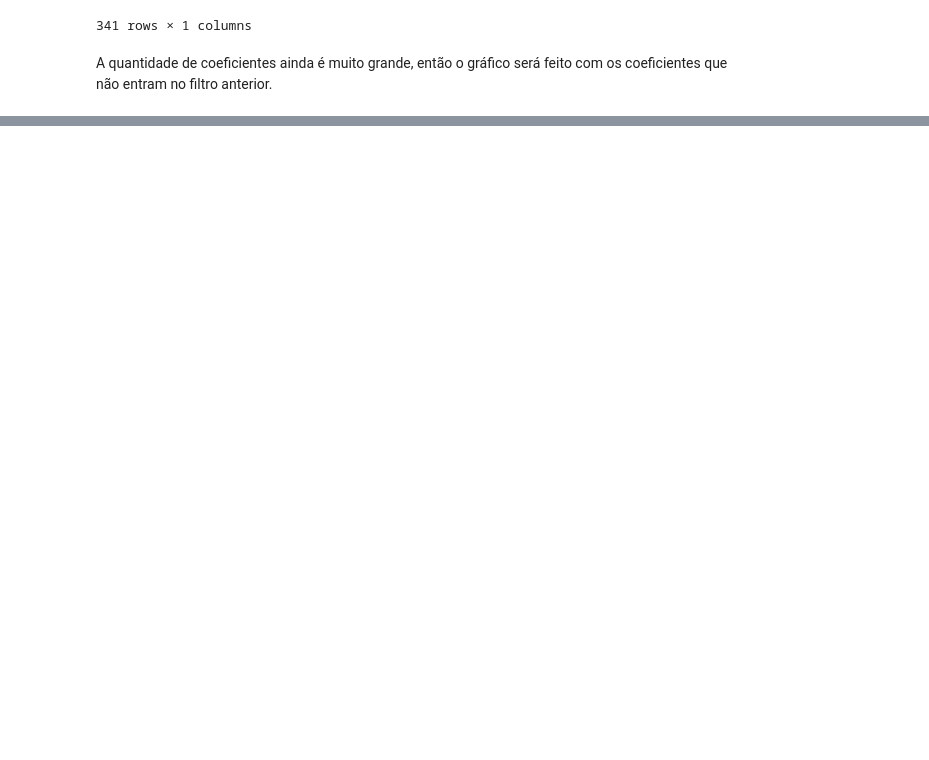
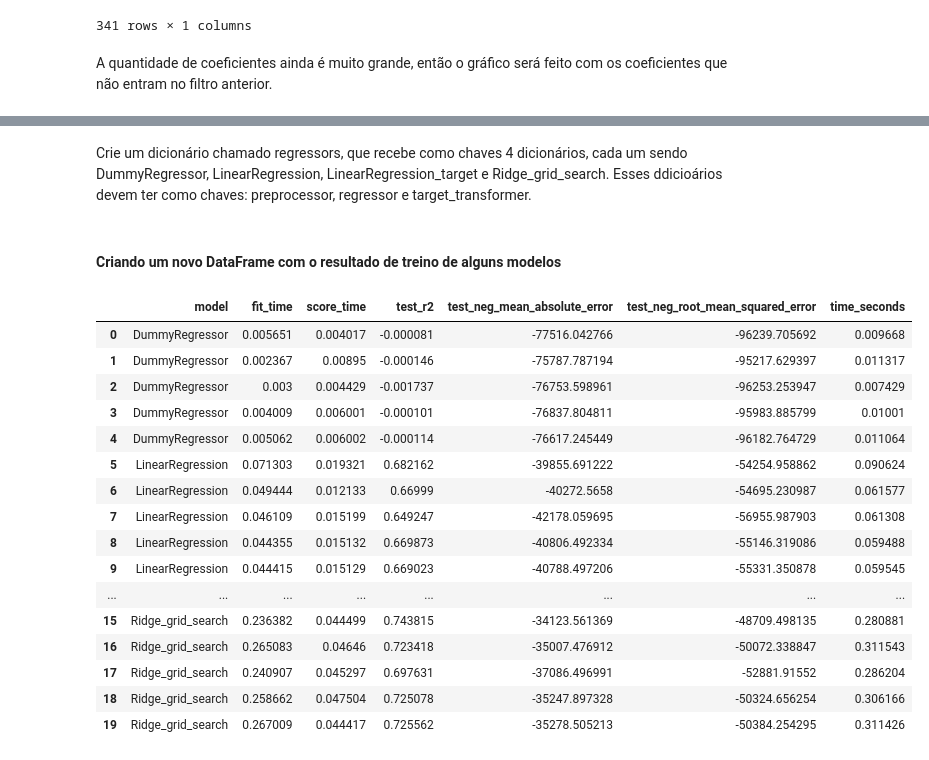
Before and after one commit to Antonio-Manoel/Previsao_precos_California, a Jupyter notebook: notebooks/parte_4_MachineLearning.ipynb, the cells around one changed output, grey strips where cells are left out. Cells and saved outputs as stored; diff of their text form; code cells hidden in the pictures; blank space fills up the shorter version.

```diff
--- a/notebooks/parte_4_MachineLearning.ipynb
+++ b/notebooks/parte_4_MachineLearning.ipynb
@@ -242,0 +243,54 @@ plot_coeficientes(coeficientes[~coeficientes["coeficiente"].between(-0.2, 0.2)])
+# %% [markdown]
+Crie um dicionário chamado regressors, que recebe como chaves 4 dicionários, cada um sendo DummyRegressor, LinearRegression, LinearRegression_target e Ridge_grid_search. Esses ddicioários devem ter como chaves: preprocessor, regressor e target_transformer.
+# %% [markdown]
+#### Criando um novo DataFrame com o resultado de treino de alguns modelos
+# %%
+regressors = {
+    "DummyRegressor": {
+        "preprocessor": None,
+        "regressor": DummyRegressor(strategy="mean"),
+        "target_transformer": None
+    },
+    "LinearRegression": {
+        "preprocessor": preprocessamento,
+        "regressor": LinearRegression(),
+        "target_transformer": None
+    },
+    "LinearRegression_target": {
+        "preprocessor": preprocessamento,
+        "regressor": LinearRegression(),
+        "target_transformer": QuantileTransformer(output_distribution="normal")
+    },
+    "Ridge_grid_search": {
+        "preprocessor": grid_search.best_estimator_.regressor_["preprocessor"],
+        "regressor": grid_search.best_estimator_.regressor_["reg"],
+        "target_transformer": grid_search.best_estimator_.transformer_
+    }
+}
+
+resultados = {
+    nome_modelo: treinar_e_validar_modelo_regressao(X, y, **regressor)
+    for nome_modelo, regressor in regressors.items()
+}
+
+df_resultados = organiza_resultados(resultados)
+
+df_resultados
+# %% [output]
+|  | model | fit_time | score_time | test_r2 | test_neg_mean_absolute_error | test_neg_root_mean_squared_error | time_seconds |
+| 0 | DummyRegressor | 0.005651 | 0.004017 | -0.000081 | -77516.042766 | -96239.705692 | 0.009668 |
+| 1 | DummyRegressor | 0.002367 | 0.00895 | -0.000146 | -75787.787194 | -95217.629397 | 0.011317 |
+| 2 | DummyRegressor | 0.003 | 0.004429 | -0.001737 | -76753.598961 | -96253.253947 | 0.007429 |
+| 3 | DummyRegressor | 0.004009 | 0.006001 | -0.000101 | -76837.804811 | -95983.885799 | 0.01001 |
+| 4 | DummyRegressor | 0.005062 | 0.006002 | -0.000114 | -76617.245449 | -96182.764729 | 0.011064 |
+| 5 | LinearRegression | 0.071303 | 0.019321 | 0.682162 | -39855.691222 | -54254.958862 | 0.090624 |
+| 6 | LinearRegression | 0.049444 | 0.012133 | 0.66999 | -40272.5658 | -54695.230987 | 0.061577 |
+| 7 | LinearRegression | 0.046109 | 0.015199 | 0.649247 | -42178.059695 | -56955.987903 | 0.061308 |
+| 8 | LinearRegression | 0.044355 | 0.015132 | 0.669873 | -40806.492334 | -55146.319086 | 0.059488 |
+| 9 | LinearRegression | 0.044415 | 0.015129 | 0.669023 | -40788.497206 | -55331.350878 | 0.059545 |
+| ... | ... | ... | ... | ... | ... | ... | ... |
+| 15 | Ridge_grid_search | 0.236382 | 0.044499 | 0.743815 | -34123.561369 | -48709.498135 | 0.280881 |
+| 16 | Ridge_grid_search | 0.265083 | 0.04646 | 0.723418 | -35007.476912 | -50072.338847 | 0.311543 |
+| 17 | Ridge_grid_search | 0.240907 | 0.045297 | 0.697631 | -37086.496991 | -52881.91552 | 0.286204 |
+| 18 | Ridge_grid_search | 0.258662 | 0.047504 | 0.725078 | -35247.897328 | -50324.656254 | 0.306166 |
+| 19 | Ridge_grid_search | 0.267009 | 0.044417 | 0.725562 | -35278.505213 | -50384.254295 | 0.311426 |
```
Also changed, not shown: parts of 16 cells of this notebook, 1 other file.
